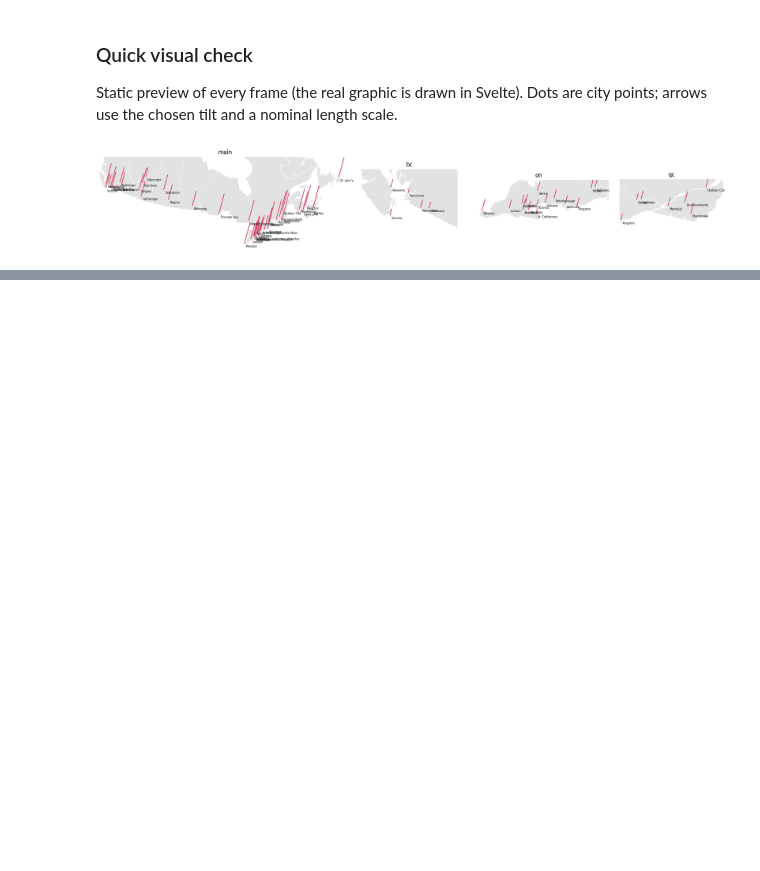
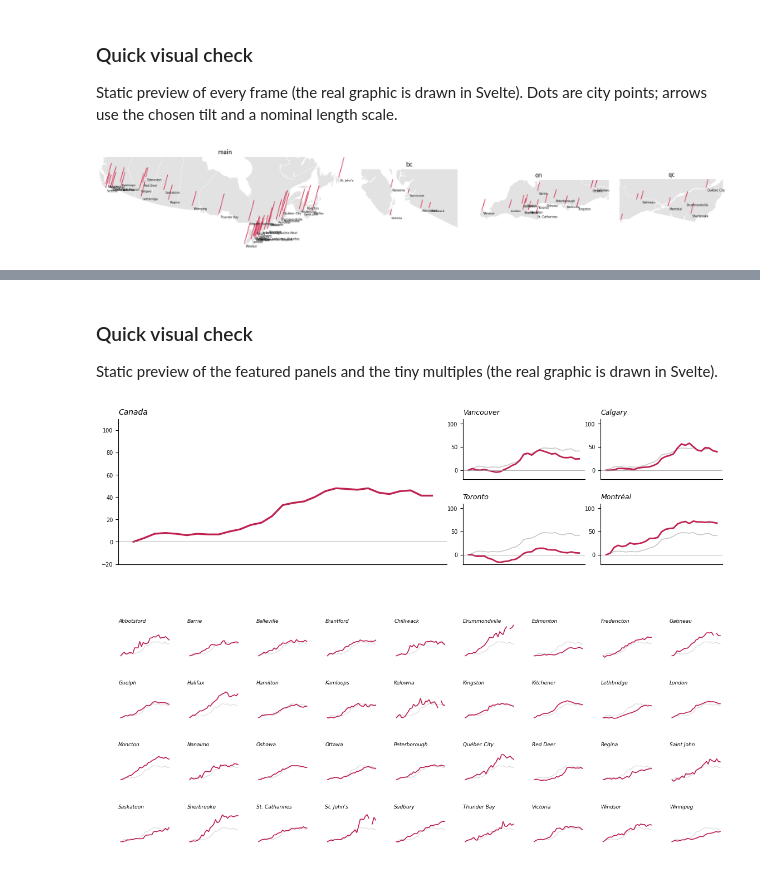
Before and after one commit to schoolofcities/renters, a Jupyter notebook: analysis/falling-rents/create_falling_rents_plotting_data.ipynb, the cells around one changed output, grey strips where cells are left out. Drawn from its saved outputs; the diff is of its cells as text; code cells hidden in the pictures; blank space fills up the shorter version.

Commit message:
Add small multiples and touchup main map and insets

```diff
--- a/analysis/falling-rents/create_falling_rents_plotting_data.ipynb
+++ b/analysis/falling-rents/create_falling_rents_plotting_data.ipynb
@@ -58,6 +58,9 @@ INSET_MIN_ISLAND_KM2 = 150         # insets are drawn much larger, so keep small
 # Arrows are drawn in four size classes (length / thickness / colour per class). These mirror CLASS_BREAKS / CLASS_LEN_FRAC in CanadaGlyphMap.svelte.
 CLASS_BREAKS   = [25, 50, 75]               # % change; four classes: <25, 25-50, 50-75, 75+
 CLASS_LEN_FRAC = [0.36, 0.58, 0.80, 1.0]    # arrow length as a share of the longest arrow
+# The map's "after inflation" view uses its own breaks, because real changes are much smaller (median ~21%, one city below zero, which the page
+# draws as a separate downward 'decline' arrow rather than a class).
+CLASS_BREAKS_REAL = [10, 25, 40]             # real % change; classes: <10, 10-25, 25-40, 40+
 
 # National frame: west edge just past Vancouver Island, east edge just past Newfoundland, south edge under Point Pelee.
 # The north edge is a hard crop a little above the northernmost cities (in this projection Edmonton / St. John's, ~2,170 km).
@@ -76,7 +79,7 @@ INSETS = [
     dict(id='bc', title='Southern BC', rotation=0, order=0, row=0, zoom=1.9,
          anchors=['victoria', 'nanaimo', 'vancouver', 'abbotsford-mission', 'chilliwack'],
          pad_km=dict(west=95, east=95, south=75, north=60)),
-    dict(id='on', title='Southern Ontario & Ottawa', rotation=-30, order=1, row=1, zoom=1.0,
+    dict(id='on', title='Southern Ontario', rotation=-30, order=1, row=1, zoom=1.0,
          anchors=['windsor', 'london', 'kitchener-cambridge-waterloo', 'guelph', 'brantford', 'st. catharines-niagara',
                   'hamilton', 'toronto', 'barrie', 'oshawa', 'peterborough', 'belleville-quinte west', 'kingston',
                   'ottawa', 'gatineau'],
@@ -131,6 +134,9 @@ MAJOR_CITIES = ['toronto', 'montreal', 'vancouver', 'calgary', 'edmonton', 'otta
                 'kitchener-cambridge-waterloo', 'london', 'halifax', 'st. catharines-niagara', 'oshawa', 'victoria', 'windsor',
                 'saskatoon', 'regina', "st. john's", 'sherbrooke', 'barrie', 'kelowna', 'abbotsford-mission', 'kingston']
 BIG_INCREASE_PCT = 70   # cities at or above this are named right after the major cities
+# Arrows that appear in an inset without a name tag: those cities belong to a neighbouring inset and would only crowd this one.
+NO_LABEL = {('qc', 'ottawa'), ('qc', 'kingston')}
+
 LABEL_TEXT = {('bc', 'abbotsford-mission'): 'Abbotsford', ('on', 'kitchener-cambridge-waterloo'): 'Kitchener',
               ('on', 'st. catharines-niagara'): 'St. Catharines', ('on', 'belleville-quinte west'): 'Belleville'}
 
@@ -236,6 +242,8 @@ def label_entries(frame_id, idxs):
     out = []
     for key in sorted(key_to_idx, key=label_rank):
         i = key_to_idx[key]
+        if (frame_id, key) in NO_LABEL:
+            continue
         if i in idxs:
             entry = {'i': i}
             if key in MAJOR_CITIES:
@@ -481,6 +539,6 @@ One JSON file, `vis1_net_change_map.json`:
 | `frames` | the national frame (`id: "main"`) followed by the insets. Every frame has `provinces` GeoJSON, `points` (`i` = index into `cities`, `x`, `y` in that frame's km coordinates) and `labels` (label priority order, optional `text`). `main` also has `extent` and `key_anchor`; insets have `fit` (the visible box), `extent` (the clipped geometry, larger), `region` (the visible box outlined on the national map), `rotation`, `order`, `row` and `zoom` |
 # %%
-cities = net[['city', 'province', 'base_rent', 'latest_rent', 'pct_change']].to_dict(orient='records')
+cities = net[['city', 'province', 'base_rent', 'latest_rent', 'pct_change', 'real_base_rent', 'real_pct']].to_dict(orient='records')
 
 vis1 = {
     'meta': {
@@ -495,6 +553,8 @@ vis1 = {
         'max_pct_change': float(net['pct_change'].max()),
         'arrow_tilt_deg': ARROW_TILT_DEG,
         'class_breaks': CLASS_BREAKS,
+        'class_breaks_real': CLASS_BREAKS_REAL,
+        'real_dollar_year': REAL_YEAR,
         'excluded': sorted(DISPLAY_NAME.get(k, k.title()) for k in skipped),
     },
     'cities': cities,
@@ -509,0 +716,32 @@ saved: ../../src/data/falling-rents/vis1_net_change_map.json  (91 KB, 40 cities,
+# %% [markdown]
+### Quick visual check
+
+Static preview of the featured panels and the tiny multiples (the real graphic is drawn in Svelte).
+# %%
+fig = plt.figure(figsize=(14, 10))
+gs = fig.add_gridspec(7, 9, height_ratios=[1.6, 1.6, 0.3, 1, 1, 1, 1], hspace=0.6, wspace=0.3)
+xs = np.arange(len(all_quarters))
+nat_v = np.array([np.nan if v is None else v for v in canada['values']])
+vals_of = lambda r: np.array([np.nan if v is None else v for v in r['values']])
+
+
+def style(ax, title, size):
+    ax.axhline(0, color='#999', lw=.6); ax.set_ylim(Y_DOMAIN); ax.set_xticks([]); ax.tick_params(labelsize=7)
+    ax.set_title(title, fontsize=size, loc='left', style='italic')
+    for sp in ('top', 'right'): ax.spines[sp].set_visible(False)
+
+
+# Canada: the size of four panels (2 x 2), with the four featured cities in the other half
+ax = fig.add_subplot(gs[0:2, 0:5]); ax.plot(xs, nat_v, color='#bf2150', lw=2.4); style(ax, 'Canada', 10)
+for n, r in enumerate(featured):
+    cols = slice(5, 7) if n % 2 == 0 else slice(7, 9)
+    ax = fig.add_subplot(gs[n // 2, cols])
+    ax.plot(xs, nat_v, color='#c9c9c9', lw=1.2); ax.plot(xs, vals_of(r), color='#bf2150', lw=2); style(ax, r['city'], 9)
+
+for n, r in enumerate(others):                                  # 36 tiny panels: 4 rows of 9
+    ax = fig.add_subplot(gs[3 + n // 9, n % 9])
+    ax.plot(xs, nat_v, color='#d9d9d9', lw=.8); ax.plot(xs, vals_of(r), color='#bf2150', lw=1.2)
+    ax.set_ylim(Y_DOMAIN); ax.axis('off'); ax.set_title(r['short'], fontsize=6.5, loc='left', style='italic', pad=2)
+plt.show()
+# %% [output]
+[figure, added]
```
Also changed, not shown: parts of 13 cells of this notebook, 11 other files.
